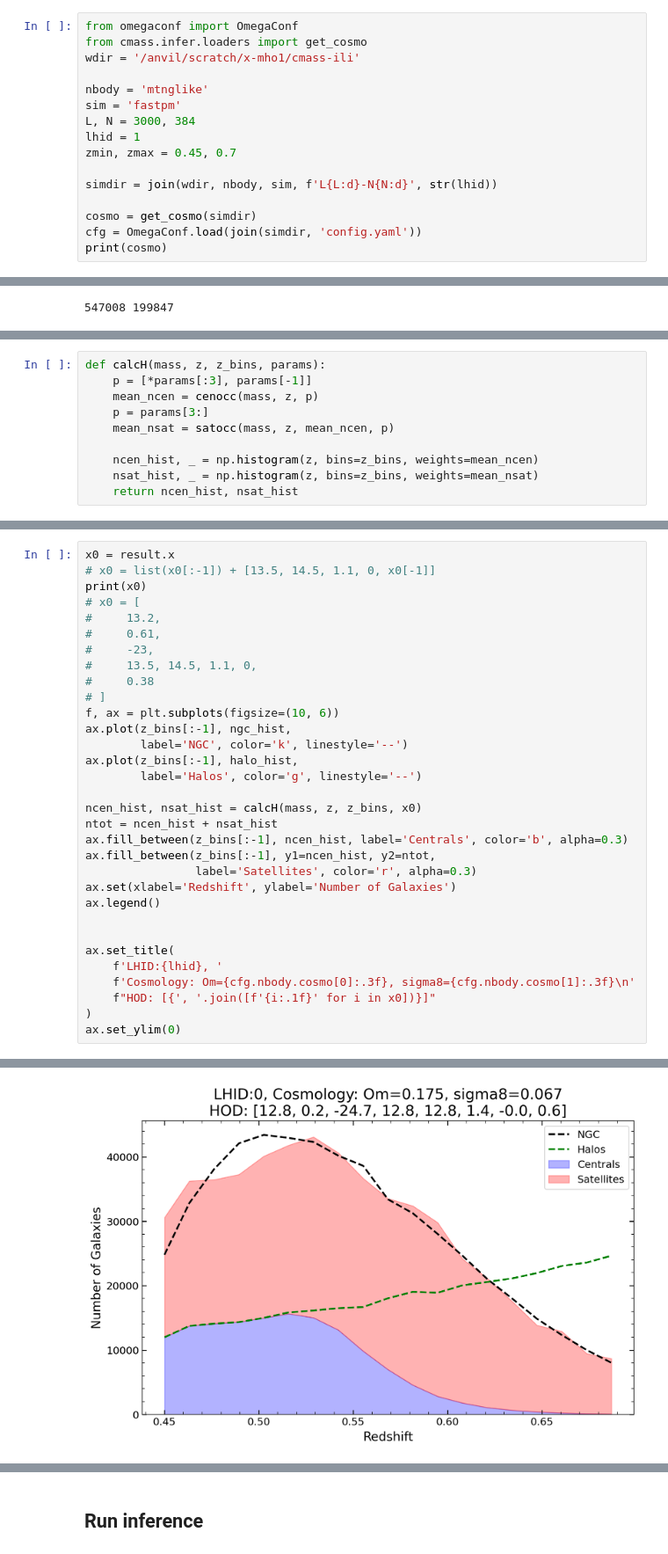
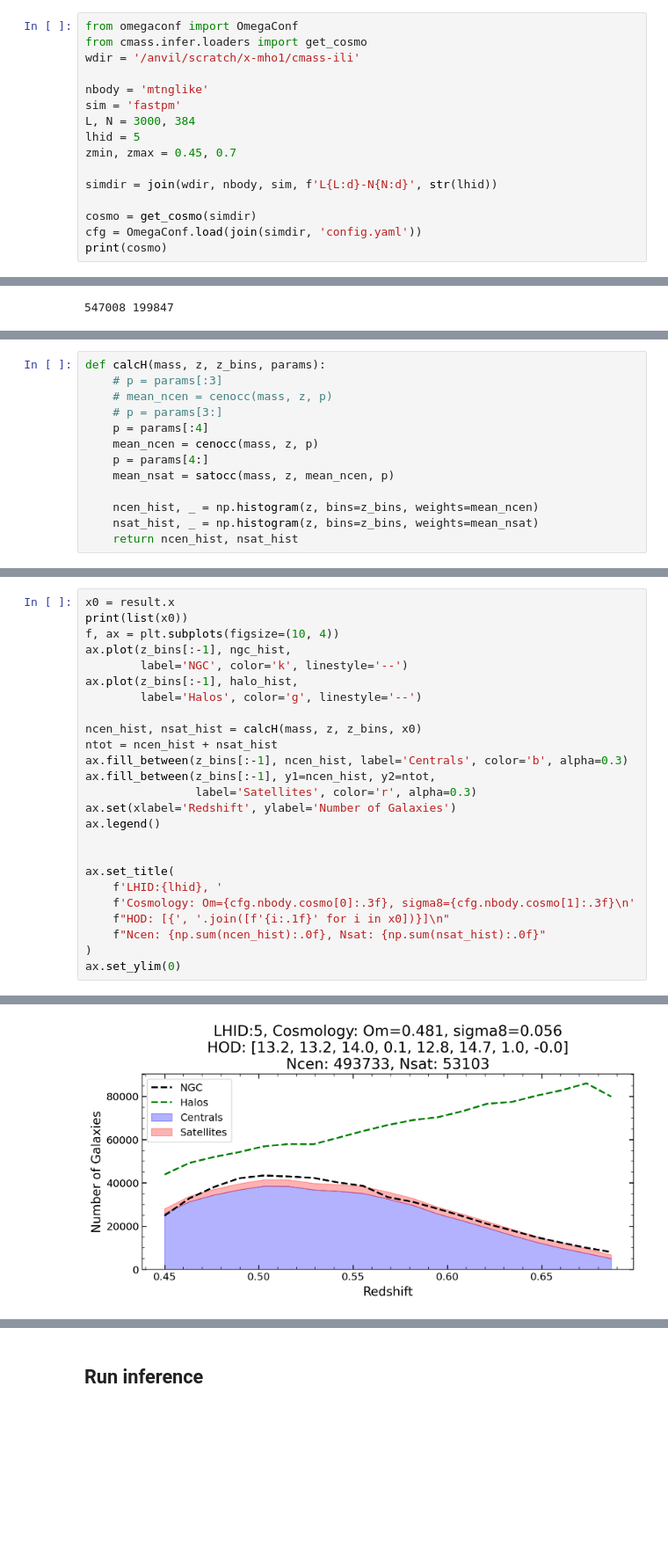
Before and after one commit to maho3/matts_tests, a Jupyter notebook: new_hod_lightcone.ipynb, the cells around one changed output, grey strips where cells are left out. Shown at 88% size. Drawn from its saved outputs; the diff is of its cells as text; blank space fills up the shorter version.

```diff
--- a/new_hod_lightcone.ipynb
+++ b/new_hod_lightcone.ipynb
@@ -574,7 +571,7 @@ wdir = '/anvil/scratch/x-mho1/cmass-ili'
 nbody = 'mtnglike'
 sim = 'fastpm'
 L, N = 3000, 384
-lhid = 1
+lhid = 5
 zmin, zmax = 0.45, 0.7
 
 simdir = join(wdir, nbody, sim, f'L{L:d}-N{N:d}', str(lhid))
@@ -787,8 +868,11 @@ ax.legend()
 # %%
 def calcH(mass, z, z_bins, params):
-    p = [*params[:3], params[-1]]
+    # p = params[:3]
+    # mean_ncen = cenocc(mass, z, p)
+    # p = params[3:]
+    p = params[:4]
     mean_ncen = cenocc(mass, z, p)
-    p = params[3:]
+    p = params[4:]
     mean_nsat = satocc(mass, z, mean_ncen, p)
 
     ncen_hist, _ = np.histogram(z, bins=z_bins, weights=mean_ncen)
@@ -898,15 +1015,7 @@ result = minimize(objective, fid, method='Nelder-Mead',
 # %%
 x0 = result.x
-# x0 = list(x0[:-1]) + [13.5, 14.5, 1.1, 0, x0[-1]]
-print(x0)
-# x0 = [
-#     13.2,
-#     0.61,
-#     -23,
-#     13.5, 14.5, 1.1, 0,
-#     0.38
-# ]
-f, ax = plt.subplots(figsize=(10, 6))
+print(list(x0))
+f, ax = plt.subplots(figsize=(10, 4))
 ax.plot(z_bins[:-1], ngc_hist,
         label='NGC', color='k', linestyle='--')
 ax.plot(z_bins[:-1], halo_hist,
@@ -924,7 +1033,8 @@ ax.legend()
 ax.set_title(
     f'LHID:{lhid}, '
     f'Cosmology: Om={cfg.nbody.cosmo[0]:.3f}, sigma8={cfg.nbody.cosmo[1]:.3f}\n'
-    f"HOD: [{', '.join([f'{i:.1f}' for i in x0])}]"
+    f"HOD: [{', '.join([f'{i:.1f}' for i in x0])}]\n"
+    f"Ncen: {np.sum(ncen_hist):.0f}, Nsat: {np.sum(nsat_hist):.0f}"
 )
 ax.set_ylim(0)
 # %% [output]
@@ -934 +1043 @@ ax.set_ylim(0)
-[figure, old version]
+[figure, new version]
```
Also changed, not shown: parts of 10 cells of this notebook, 1 other file.
